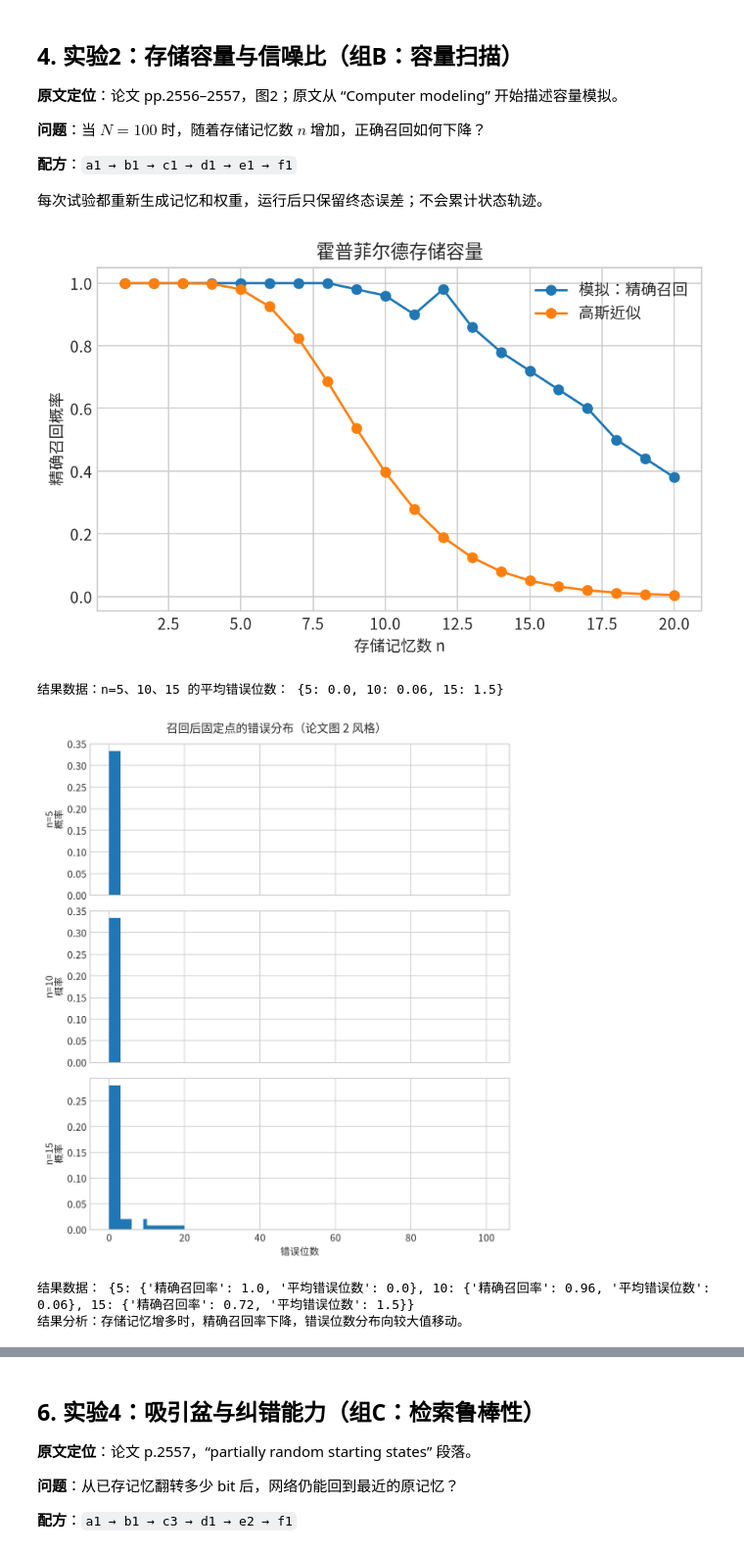
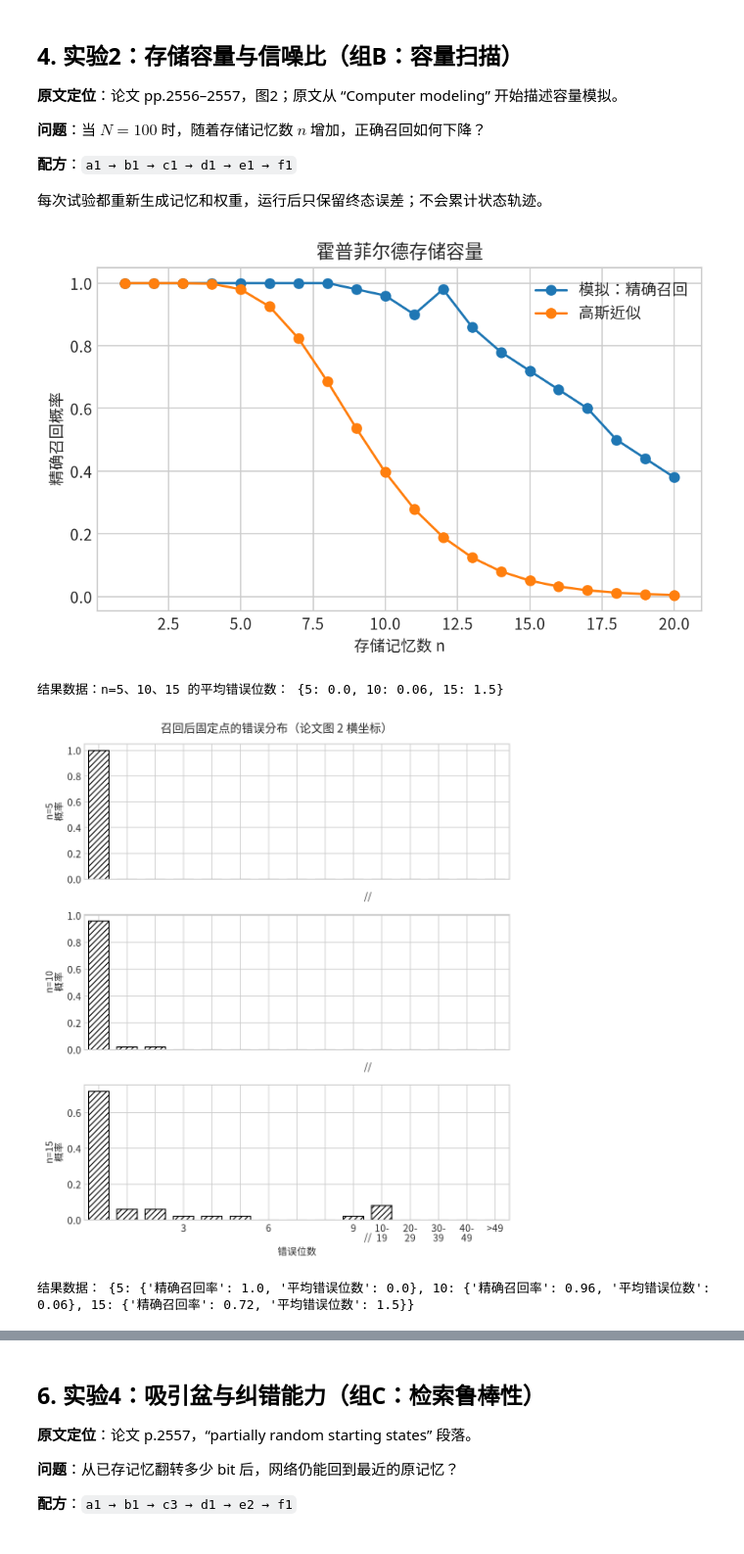
Before and after one commit to Heptazero/nn-labs, a Jupyter notebook: hopfield-1982/hopfield_1982.ipynb, the cells around one changed output, grey strips where cells are left out. Shown at 98% size. Saved outputs shown, nothing was run; the diff lists cells and outputs as text; code cells hidden in the pictures.

```diff
--- a/hopfield-1982/hopfield_1982.ipynb
+++ b/hopfield-1982/hopfield_1982.ipynb
@@ -1060,44 +1065,67 @@ f1_plot_curve(
         "高斯近似": theory_exact_rates,
     },
     xlabel="存储记忆数 n",
     ylabel="精确召回概率",
     title="霍普菲尔德存储容量",
 )
 print("结果数据：n=5、10、15 的平均错误位数：", {
     n: round(mean_errors[n - 1], 2) for n in (5, 10, 15)
 })
 
 
-# ========== 补充：论文图2 三面板直方图（N=100, n=5/10/15 的 Nerr 分布）==========
-# 论文原图是三个堆叠的直方图面板，不是曲线；f1/f2 都不支持多面板，这里手写。
-NERR_BIN_EDGES = [0, 3, 6, 9, 10, 20, 30, 40, 50, N + 1]
-# [约束·可执行定义] 论文原图分箱边界描述模糊，这里取一个覆盖 0~N 的合理分箱，
-# 不是论文原图的精确复刻，是同一种"错误位数分布"的可执行近似
+# ========== 论文图 2 三面板：完全采用原图横坐标分组 ==========
+# 0~9 的错误位数逐值统计；之后按 10~19、20~29、30~39、40~49、>49 分组。
+# 原图只在前十个逐值位置标出 3、6、9，并在 9 与 10~19 之间画断轴符号。
+NERR_POSITIONS = np.arange(15)
+NERR_TICK_LABELS = ["", "", "", "3", "", "", "6", "", "", "9", "10-\n19", "20-\n29", "30-\n39", "40-\n49", ">49"]
+
+
+def paper_figure_2_probabilities(errors: np.ndarray) -> np.ndarray:
+    probabilities = [float(np.mean(errors == value)) for value in range(10)]
+    probabilities.extend([
+        float(np.mean((errors >= 10) & (errors <= 19))),
+        float(np.mean((errors >= 20) & (errors <= 29))),
+        float(np.mean((errors >= 30) & (errors <= 39))),
+        float(np.mean((errors >= 40) & (errors <= 49))),
+        float(np.mean(errors > 49)),
+    ])
+    return np.asarray(probabilities)
+
 
 fig, axes = plt.subplots(len(errors_by_n), 1, figsize=(7, 8), sharex=True)
 for ax, n in zip(axes, sorted(errors_by_n)):
-    ax.hist(errors_by_n[n], bins=NERR_BIN_EDGES, density=True)
-    # [展示]
+    probabilities = paper_figure_2_probabilities(errors_by_n[n])
+    ax.bar(
+        NERR_POSITIONS,
+        probabilities,
+        width=0.72,
+        facecolor="white",
+        edgecolor="black",
+        hatch="////",
+        linewidth=1.0,
+    )
     ax.set_ylabel(f"n={n}\n概率")
+    ax.set_xlim(-0.5, 14.5)
+    ax.text(9.5, -0.09, "//", transform=ax.get_xaxis_transform(), ha="center", va="top")
+
+axes[-1].set_xticks(NERR_POSITIONS, NERR_TICK_LABELS)
 axes[-1].set_xlabel("错误位数")
-fig.suptitle("召回后固定点的错误分布（论文图 2 风格）")
+fig.suptitle("召回后固定点的错误分布（论文图 2 横坐标）")
 plt.tight_layout()
 plt.show()
 
 capacity_summary = {
     int(n): {
         "精确召回率": round(float(exact_rates[n - 1]), 3),
         "平均错误位数": round(float(mean_errors[n - 1]), 2),
     }
     for n in (5, 10, 15)
 }
 print("结果数据：", capacity_summary)
-print("结果分析：存储记忆增多时，精确召回率下降，错误位数分布向较大值移动。")
 # %% [output]
 [figure]
 结果数据：n=5、10、15 的平均错误位数： {5: 0.0, 10: 0.06, 15: 1.5}
-[figure, old version]
+[figure, new version]
 结果数据： {5: {'精确召回率': 1.0, '平均错误位数': 0.0}, 10: {'精确召回率': 0.96, '平均错误位数': 0.06}, 15: {'精确召回率': 0.72, '平均错误位数': 1.5}}
-结果分析：存储记忆增多时，精确召回率下降，错误位数分布向较大值移动。
 # %% [markdown]
 **对照论文**：论文报告 $n=5$ 时记忆几乎总是稳定；在 $n=15\approx0.15N$ 时，约一半记忆仍接近原记忆，另一半严重失真。有限试验次数和随机种子会造成曲线波动。
```
Also changed, not shown: parts of 25 cells of this notebook.
